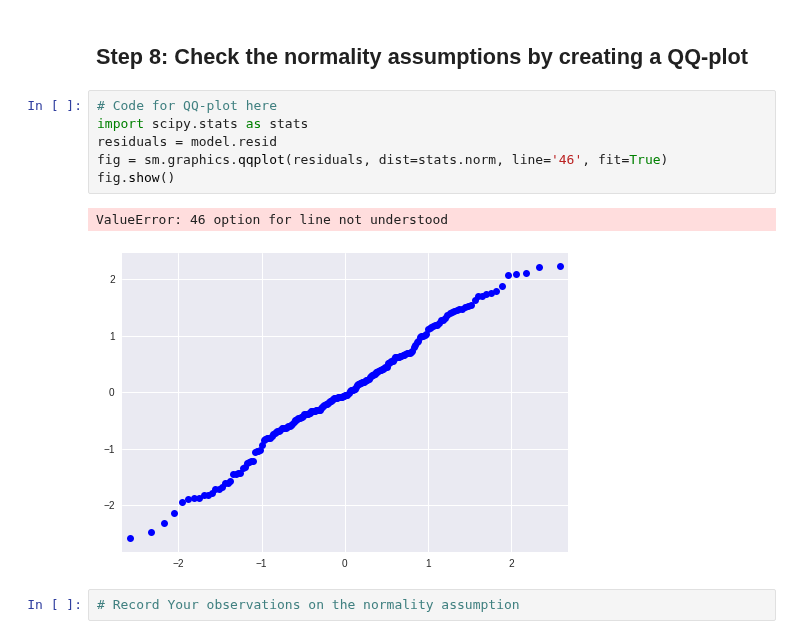
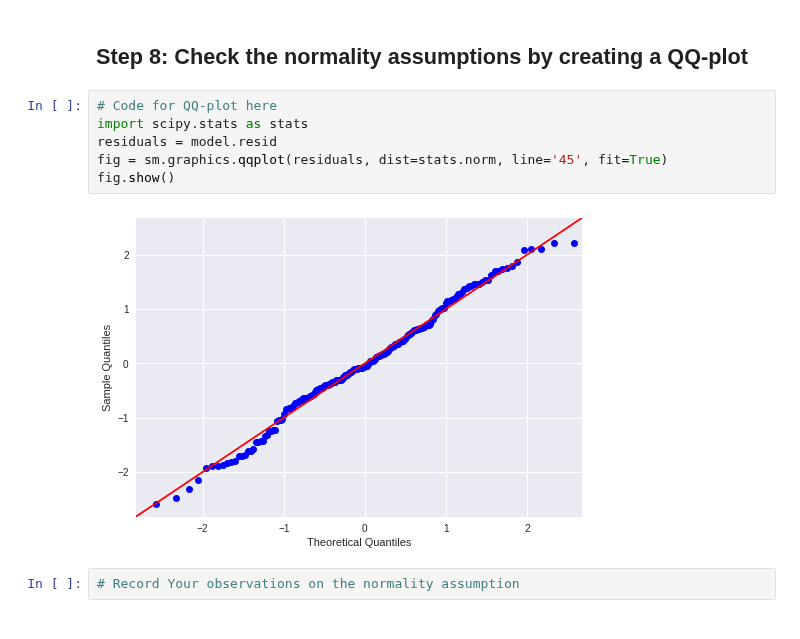
Before and after one commit to nic464/dsc-enterprise-hsbc-ols-statsmodels-lab-hsbc-ds-081319, a Jupyter notebook: index.ipynb, the cells around one changed output. Saved outputs shown, nothing was run; the diff lists cells and outputs as text.

```diff
--- a/index.ipynb
+++ b/index.ipynb
@@ -194,12 +194,11 @@ plt.show()
 # %%
 # Code for QQ-plot here
 import scipy.stats as stats
 residuals = model.resid
-fig = sm.graphics.qqplot(residuals, dist=stats.norm, line='46', fit=True)
+fig = sm.graphics.qqplot(residuals, dist=stats.norm, line='45', fit=True)
 fig.show()
 # %% [output]
-ValueError: 46 option for line not understood
-[figure, old version]
+[figure, new version]
 # %%
 # Record Your observations on the normality assumption
 # %% [markdown]
```
